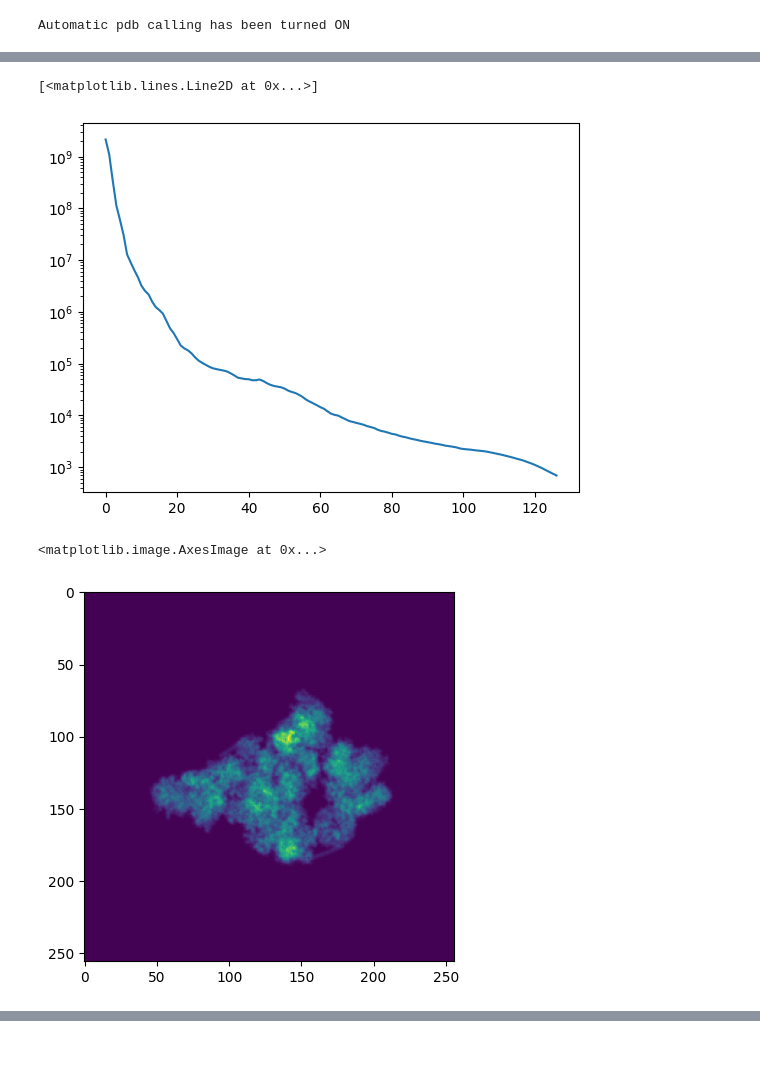
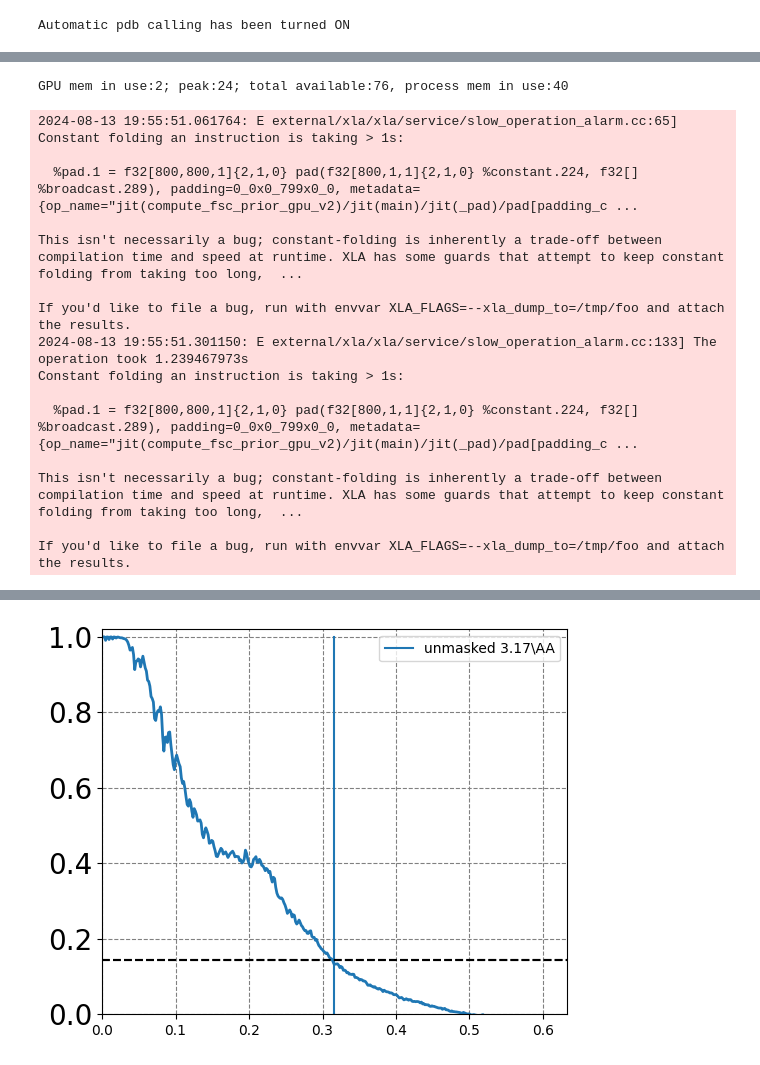
Before and after one commit to ma-gilles/recovar, a Jupyter notebook: ewald_test_cg.ipynb, the cells around one changed output, grey strips where cells are left out. Drawn from its saved outputs; the diff is of its cells as text; code cells hidden in the pictures.

```diff
--- a/ewald_test_cg.ipynb
+++ b/ewald_test_cg.ipynb
@@ -192,15 +189,34 @@ signal_variance = utils.make_radial_image(regularization.average_over_shells(np.
-# %%
-plt.semilogy(regularization.average_over_shells(np.abs(gt_vol)**2, cryo.volume_shape))
-# %% [output]
-[<matplotlib.lines.Line2D at 0x...>]
-[figure, removed]
-# %%
-from recovar import core, utils, fourier_transform_utils
-ftu = fourier_transform_utils.fourier_transform_utils(jax.numpy)
-
-vol = gt_vol.reshape(cryo.volume_shape)
-vol_1 = ftu.get_idft3(vol)
-plt.imshow(np.sum(vol_1, axis=2).real)
-# %% [output]
-<matplotlib.image.AxesImage at 0x...>
-[figure, removed]
+# %%
+utils.report_memory_device()
+# %% [output]
+GPU mem in use:2; peak:24; total available:76, process mem in use:40
+# %%
+from recovar import homogeneous
+batch_size = 40
+reload(homogeneous)
+means, mean_prior, _, _  = homogeneous.get_mean_conformation_relion([cryo,cryo], 2*batch_size, noise_variance = noise_variance[0],  use_regularization = False, upsampling_factor =1)
+
+plot_utils.plot_fsc(cryo, gt_vol,means['combined'])
+
+keys = list((means.keys()))
+for key in keys:
+    if key != 'combined':
+        del means[key]
+del _, mean_prior
+means['combined'] = np.array(means['combined'] )
+# %% [output]
+2024-08-13 19:55:51.061764: E external/xla/xla/service/slow_operation_alarm.cc:65] Constant folding an instruction is taking > 1s:
+
+  %pad.1 = f32[800,800,1]{2,1,0} pad(f32[800,1,1]{2,1,0} %constant.224, f32[] %broadcast.289), padding=0_0x0_799x0_0, metadata={op_name="jit(compute_fsc_prior_gpu_v2)/jit(main)/jit(_pad)/pad[padding_c ...
+
+This isn't necessarily a bug; constant-folding is inherently a trade-off between compilation time and speed at runtime. XLA has some guards that attempt to keep constant folding from taking too long,  ...
+
+If you'd like to file a bug, run with envvar XLA_FLAGS=--xla_dump_to=/tmp/foo and attach the results.
+2024-08-13 19:55:51.301150: E external/xla/xla/service/slow_operation_alarm.cc:133] The operation took 1.239467973s
+Constant folding an instruction is taking > 1s:
+
+  %pad.1 = f32[800,800,1]{2,1,0} pad(f32[800,1,1]{2,1,0} %constant.224, f32[] %broadcast.289), padding=0_0x0_799x0_0, metadata={op_name="jit(compute_fsc_prior_gpu_v2)/jit(main)/jit(_pad)/pad[padding_c ...
+
+This isn't necessarily a bug; constant-folding is inherently a trade-off between compilation time and speed at runtime. XLA has some guards that attempt to keep constant folding from taking too long,  ...
+
+If you'd like to file a bug, run with envvar XLA_FLAGS=--xla_dump_to=/tmp/foo and attach the results.
@@ -206,0 +225 @@ plt.imshow(np.sum(vol_1, axis=2).real)
+[figure, added]
```
Also changed, not shown: parts of 29 cells of this notebook, 6 other files.
